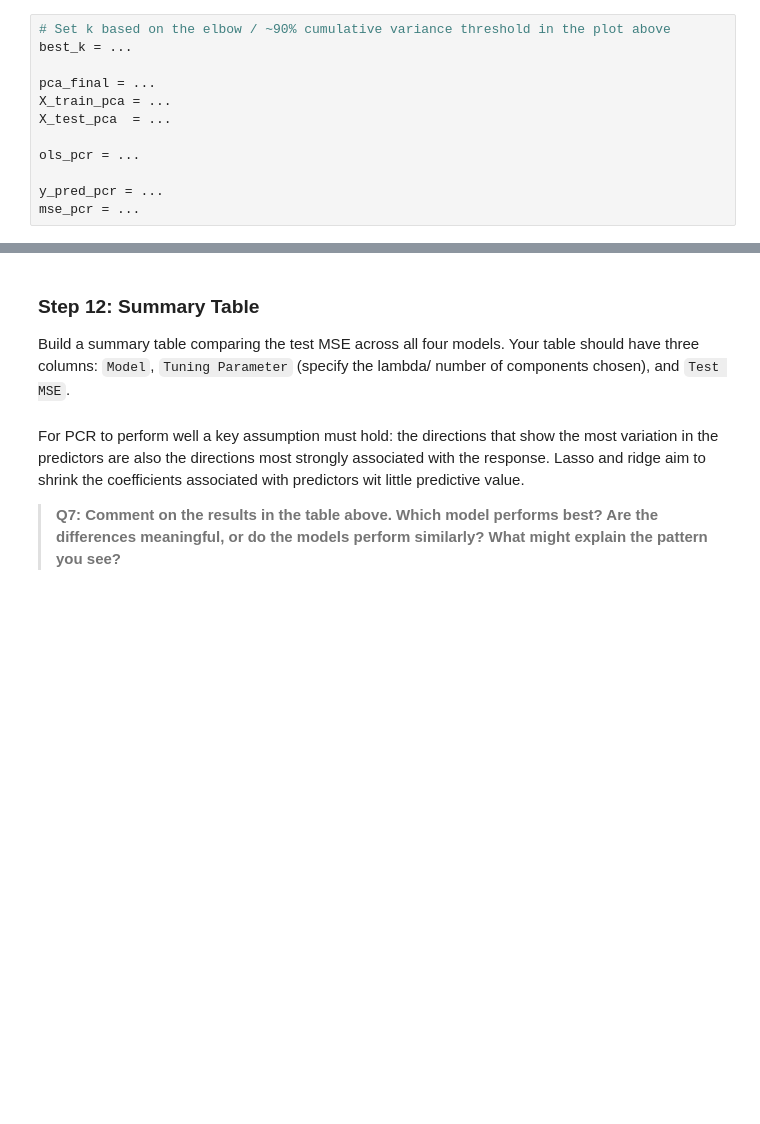
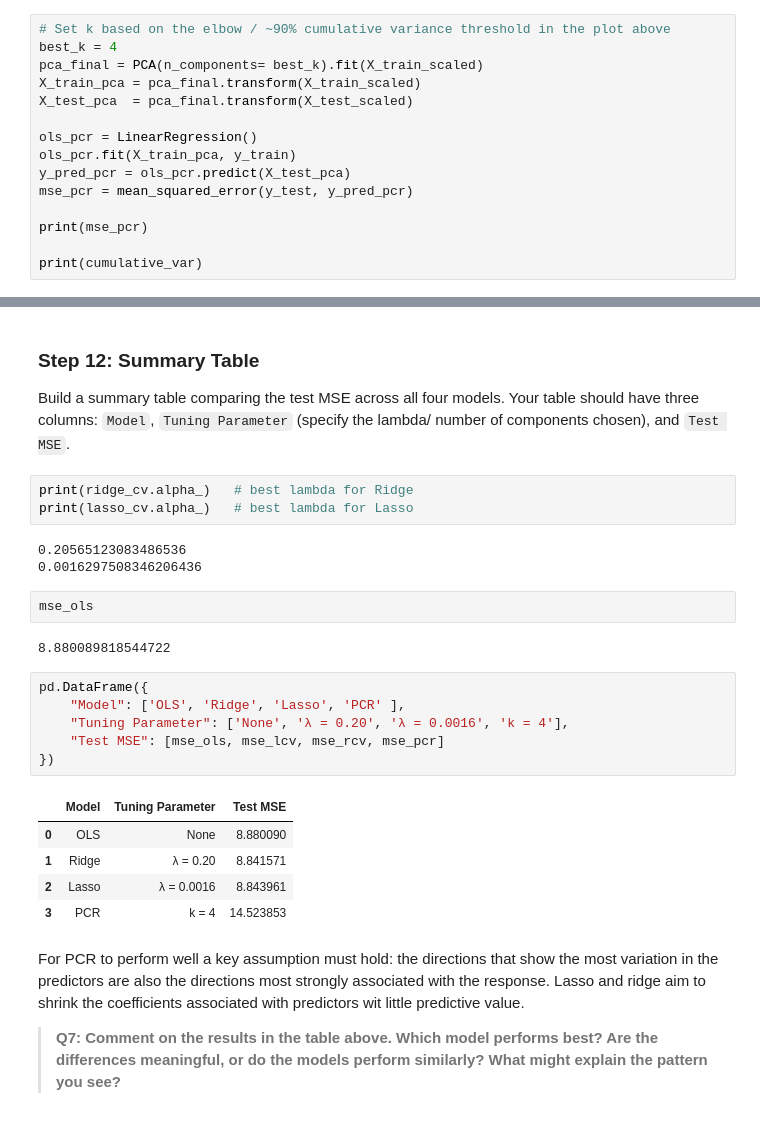
Before and after one commit to marietolteca00/assignment-3, a Jupyter notebook: task1/hw3-task1.ipynb, the cells around one changed output, grey strips where cells are left out. Saved outputs shown, nothing was run; the diff lists cells and outputs as text; blank space fills up the shorter version.

```diff
--- a/task1/hw3-task1.ipynb
+++ b/task1/hw3-task1.ipynb
@@ -514,13 +538,16 @@ PCR follows four concrete steps:
 You have already done steps 1 and 2. Now, set `best_k` based on the "elbow" or ~90% cumulative variance threshold from your plot above. Then carry out steps 3 and 4 by initializing `PCA(n_components = best_k`), transforming with `X_train_scaled` and `X_test_scaled`, and then fitting a `LinearRegression` with this transformed data.
 # %%
 # Set k based on the elbow / ~90% cumulative variance threshold in the plot above
-best_k = ...
+best_k = 4
+pca_final = PCA(n_components= best_k).fit(X_train_scaled)
+X_train_pca = pca_final.transform(X_train_scaled)
+X_test_pca  = pca_final.transform(X_test_scaled)
 
-pca_final = ...
-X_train_pca = ...
-X_test_pca  = ...
+ols_pcr = LinearRegression()
+ols_pcr.fit(X_train_pca, y_train)
+y_pred_pcr = ols_pcr.predict(X_test_pca)
+mse_pcr = mean_squared_error(y_test, y_pred_pcr)
 
-ols_pcr = ...
+print(mse_pcr)
 
-y_pred_pcr = ...
-mse_pcr = ...
+print(cumulative_var)
@@ -544,6 +575,28 @@ Now that all four models have been fitted and evaluated, bring the results toget
 ### Step 12: Summary Table
 
 Build a summary table comparing the test MSE across all four models. Your table should have three columns: `Model`, `Tuning Parameter` (specify the lambda/ number of components chosen), and `Test MSE`.
+# %%
+print(ridge_cv.alpha_)   # best lambda for Ridge
+print(lasso_cv.alpha_)   # best lambda for Lasso
+# %% [output]
+0.20565123083486536
+0.0016297508346206436
+# %%
+mse_ols
+# %% [output]
+8.880089818544722
+# %%
+pd.DataFrame({
+    "Model": ['OLS', 'Ridge', 'Lasso', 'PCR' ],
+    "Tuning Parameter": ['None', 'λ = 0.20', 'λ = 0.0016', 'k = 4'],
+    "Test MSE": [mse_ols, mse_lcv, mse_rcv, mse_pcr]
+})
+# %% [output]
+|  | Model | Tuning Parameter | Test MSE |
+| 0 | OLS | None | 8.880090 |
+| 1 | Ridge | λ = 0.20 | 8.841571 |
+| 2 | Lasso | λ = 0.0016 | 8.843961 |
+| 3 | PCR | k = 4 | 14.523853 |
 # %% [markdown]
 For PCR to perform well a key assumption must hold: the directions that show the most variation in the predictors are also the directions most strongly associated with the response. Lasso and ridge aim to shrink the coefficients associated with predictors wit little predictive value.
 
```
Also changed, not shown: parts of 12 cells of this notebook.
